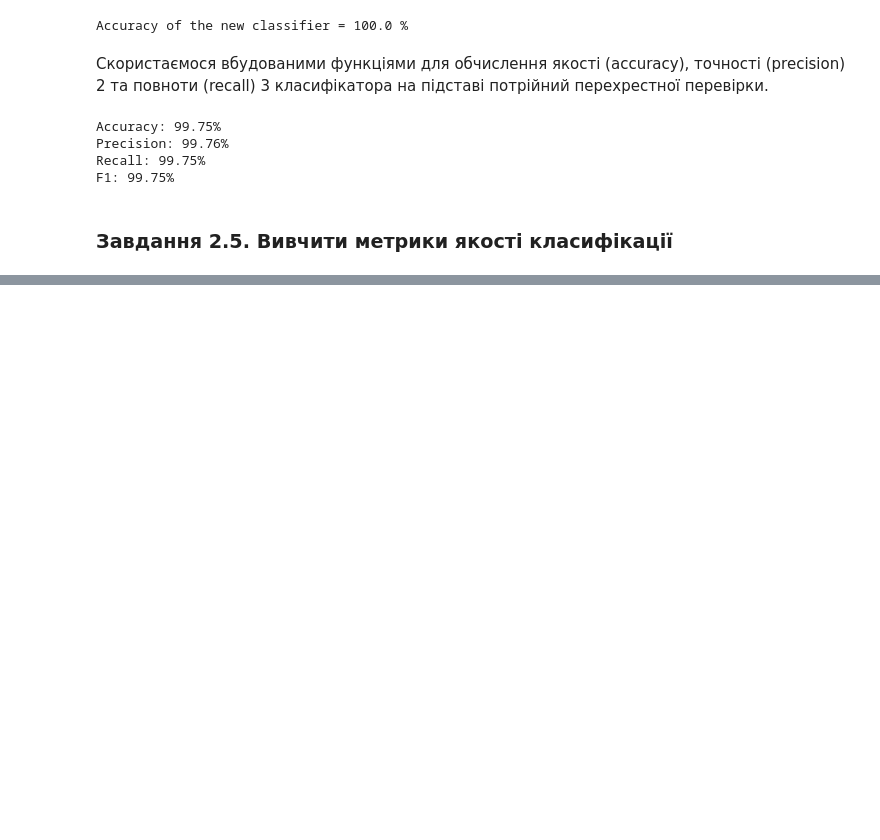
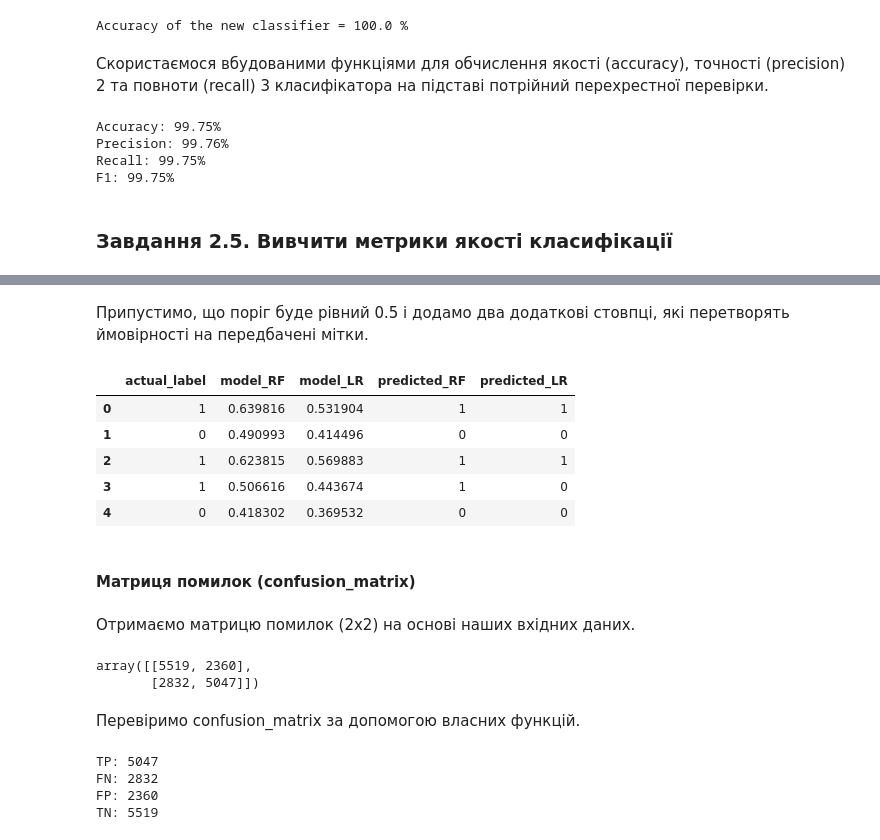
Before and after one commit to mykolaichuk/AI, a Jupyter notebook: lab01.ipynb, the cells around one changed output, grey strips where cells are left out. Cells and saved outputs as stored; diff of their text form; code cells hidden in the pictures; blank space fills up the shorter version.

```diff
--- a/lab01.ipynb
+++ b/lab01.ipynb
@@ -397,0 +411,44 @@ F1: 99.75%
+# %% [markdown]
+<p>Припустимо, що поріг буде рівний 0.5 і додамо два додаткові стовпці, які перетворять ймовірності на передбачені мітки.</p>
+# %%
+thresh = 0.5
+df['predicted_RF'] = (df.model_RF >= 0.5).astype('int')
+df['predicted_LR'] = (df.model_LR >= 0.5).astype('int')
+df.head()
+# %% [output]
+|  | actual_label | model_RF | model_LR | predicted_RF | predicted_LR |
+| 0 | 1 | 0.639816 | 0.531904 | 1 | 1 |
+| 1 | 0 | 0.490993 | 0.414496 | 0 | 0 |
+| 2 | 1 | 0.623815 | 0.569883 | 1 | 1 |
+| 3 | 1 | 0.506616 | 0.443674 | 1 | 0 |
+| 4 | 0 | 0.418302 | 0.369532 | 0 | 0 |
+# %% [markdown]
+<h4>Матриця помилок (confusion_matrix)</h4>
+# %% [markdown]
+<p>Отримаємо матрицю помилок (2х2) на основі наших вхідних даних.</p>
+# %%
+from sklearn.metrics import confusion_matrix
+confusion_matrix(df.actual_label.values, df.predicted_RF.values)
+# %% [output]
+array([[5519, 2360],
+       [2832, 5047]])
+# %% [markdown]
+<p>Перевіримо confusion_matrix за допомогою власних функцій.</p>
+# %%
+def find_TP(y_true, y_pred):
+    # counts the number of true positives (y_true = 1, y_pred = 1)
+    return sum((y_true == 1) & (y_pred == 1))
+def find_FN(y_true, y_pred):
+    # counts the number of false negatives (y_true = 1, y_pred = 0)
+    return sum((y_true == 1) & (y_pred == 0))# your code here
+def find_FP(y_true, y_pred):
+    # counts the number of false positives (y_true = 0, y_pred = 1)
+    return sum((y_true == 0) & (y_pred == 1))# your code here
+def find_TN(y_true, y_pred):
+    # counts the number of true negatives (y_true = 0, y_pred = 0)
+    return sum((y_true == 0) & (y_pred == 0))# your code here
+# %% [output]
+TP: 5047
+FN: 2832
+FP: 2360
+TN: 5519
```
Also changed, not shown: parts of 33 cells of this notebook.
